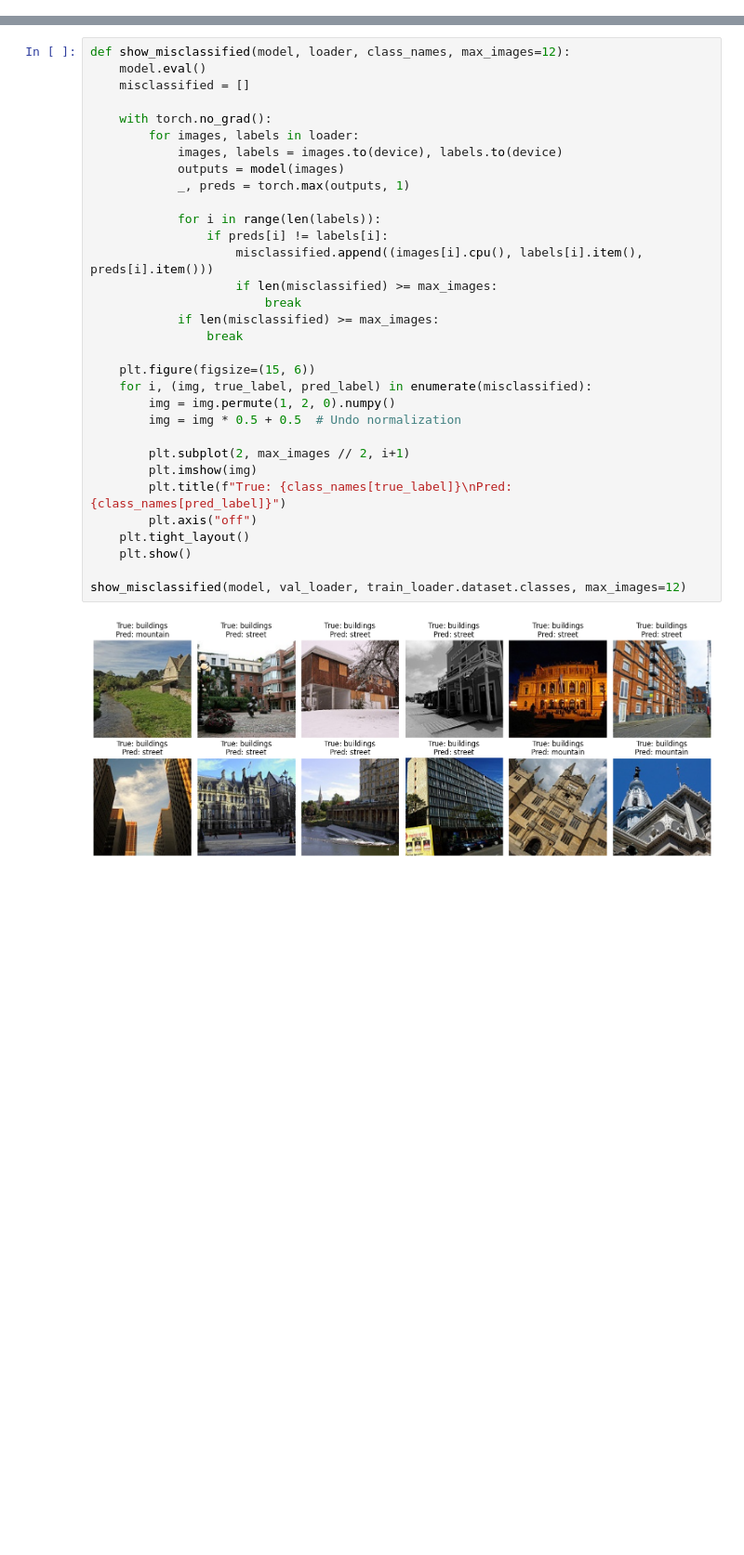
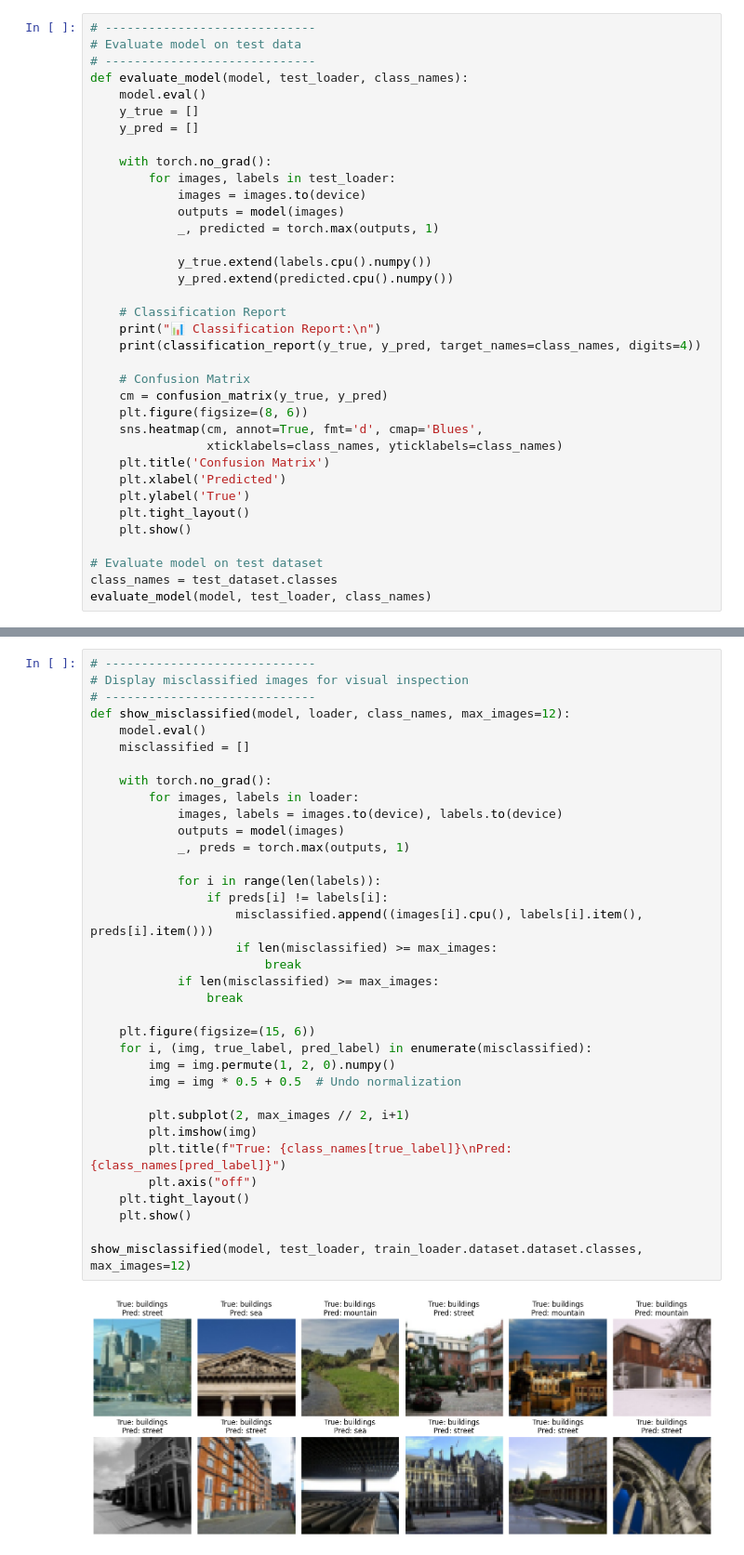
Before and after one commit to BikinGhimire/IntelImageClassification, a Jupyter notebook: Notebooks/Notebook.ipynb, the cells around one changed output, grey strips where cells are left out. Shown at 93% size. Drawn from its saved outputs; the diff is of its cells as text; blank space fills up the shorter version.

```diff
--- a/Notebooks/Notebook.ipynb
+++ b/Notebooks/Notebook.ipynb
@@ -197,0 +315,36 @@ Epoch 10/10 | Train Loss: 0.3943, Acc: 0.8576 | Val Loss: 0.6138, Acc: 0.8340 |
+# %%
+# -----------------------------
+# Evaluate model on test data
+# -----------------------------
+def evaluate_model(model, test_loader, class_names):
+    model.eval()
+    y_true = []
+    y_pred = []
+
+    with torch.no_grad():
+        for images, labels in test_loader:
+            images = images.to(device)
+            outputs = model(images)
+            _, predicted = torch.max(outputs, 1)
+
+            y_true.extend(labels.cpu().numpy())
+            y_pred.extend(predicted.cpu().numpy())
+
+    # Classification Report
+    print("📊 Classification Report:\n")
+    print(classification_report(y_true, y_pred, target_names=class_names, digits=4))
+
+    # Confusion Matrix
+    cm = confusion_matrix(y_true, y_pred)
+    plt.figure(figsize=(8, 6))
+    sns.heatmap(cm, annot=True, fmt='d', cmap='Blues',
+                xticklabels=class_names, yticklabels=class_names)
+    plt.title('Confusion Matrix')
+    plt.xlabel('Predicted')
+    plt.ylabel('True')
+    plt.tight_layout()
+    plt.show()
+
+# Evaluate model on test dataset
+class_names = test_dataset.classes
+evaluate_model(model, test_loader, class_names)
@@ -198,34 +367,37 @@ Epoch 10/10 | Train Loss: 0.3943, Acc: 0.8576 | Val Loss: 0.6138, Acc: 0.8340 |
 # %%
+# -----------------------------
+# Display misclassified images for visual inspection
+# -----------------------------
 def show_misclassified(model, loader, class_names, max_images=12):
     model.eval()
     misclassified = []
 
     with torch.no_grad():
         for images, labels in loader:
             images, labels = images.to(device), labels.to(device)
             outputs = model(images)
             _, preds = torch.max(outputs, 1)
 
             for i in range(len(labels)):
                 if preds[i] != labels[i]:
                     misclassified.append((images[i].cpu(), labels[i].item(), preds[i].item()))
                     if len(misclassified) >= max_images:
                         break
             if len(misclassified) >= max_images:
                 break
 
     plt.figure(figsize=(15, 6))
     for i, (img, true_label, pred_label) in enumerate(misclassified):
         img = img.permute(1, 2, 0).numpy()
         img = img * 0.5 + 0.5  # Undo normalization
 
         plt.subplot(2, max_images // 2, i+1)
         plt.imshow(img)
         plt.title(f"True: {class_names[true_label]}\nPred: {class_names[pred_label]}")
         plt.axis("off")
     plt.tight_layout()
     plt.show()
 
-show_misclassified(model, val_loader, train_loader.dataset.classes, max_images=12)
+show_misclassified(model, test_loader, train_loader.dataset.dataset.classes, max_images=12)
 # %% [output]
-[figure, old version]
+[figure, new version]
```
Also changed, not shown: parts of 21 cells of this notebook, 2 other files.
